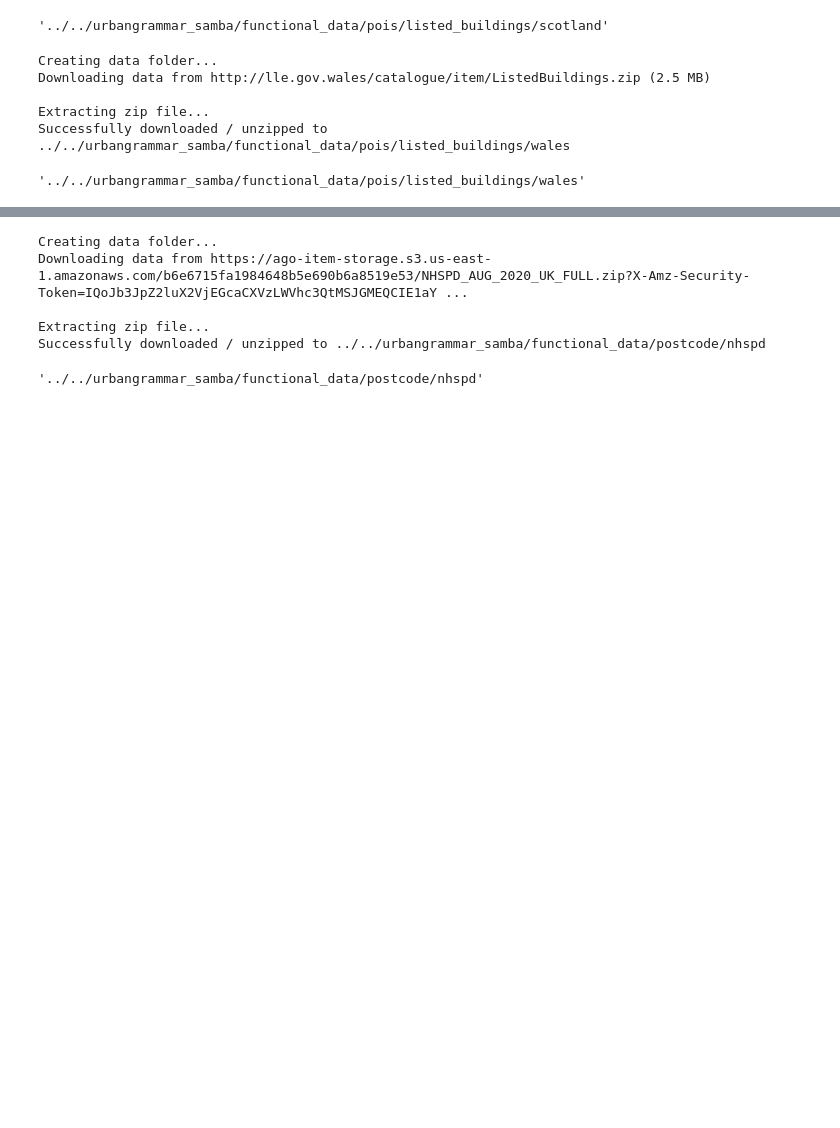
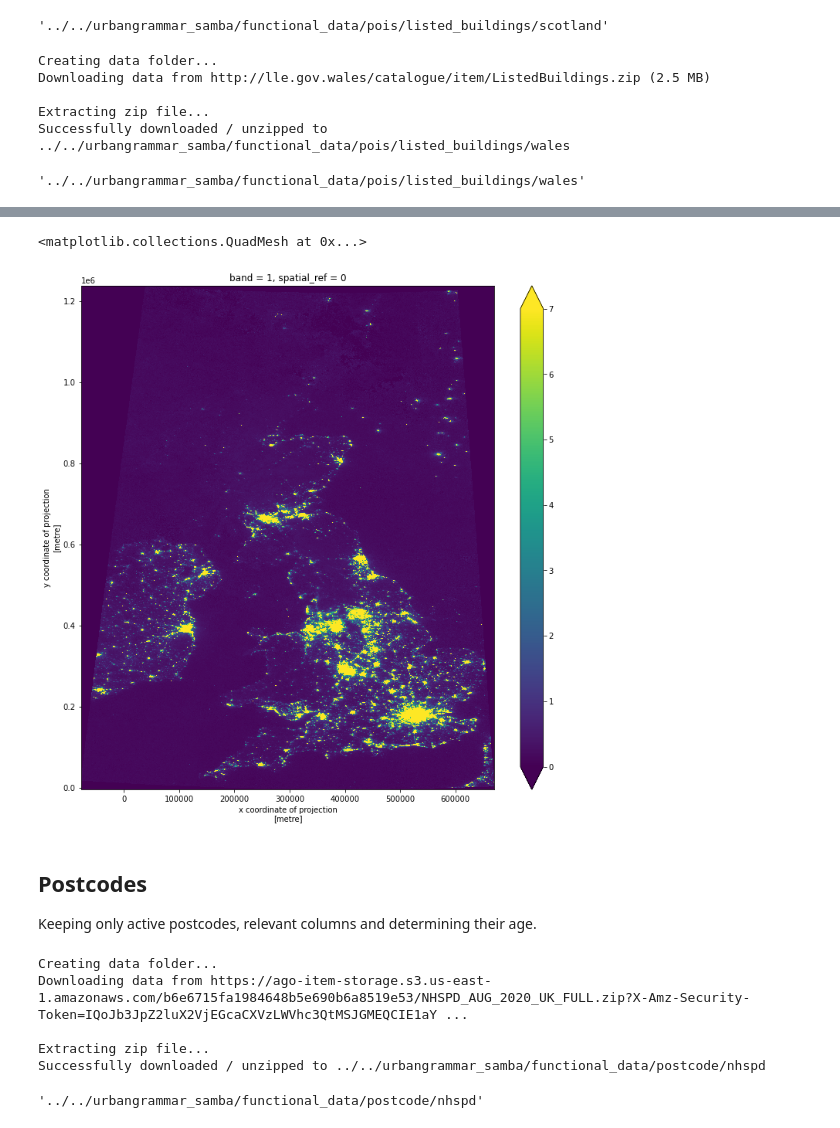
Before and after one commit to urbangrammarai/data_processing, a Jupyter notebook: functional_data/fetch_data.ipynb, the cells around one changed output, grey strips where cells are left out. Cells and saved outputs as stored; diff of their text form; code cells hidden in the pictures; blank space fills up the shorter version.

```diff
--- a/functional_data/fetch_data.ipynb
+++ b/functional_data/fetch_data.ipynb
@@ -366,3 +341,12 @@ with open('../../urbangrammar_samba/functional_data/employment/SVDNB_npp_2019040
+# %%
+nl_osgb.plot(figsize=(12, 12), vmin=0, vmax=7)
+# %% [output]
+<matplotlib.collections.QuadMesh at 0x...>
+[figure, added]
+# %% [markdown]
+## Postcodes
+
+Keeping only active postcodes, relevant columns and determining their age.
 # %%
 download('https://www.arcgis.com/sharing/rest/content/items/b6e6715fa1984648b5e690b6a8519e53/data', '../../urbangrammar_samba/functional_data/postcode/nhspd', kind='zip')
 # %% [output]
```
Also changed, not shown: parts of 92 cells of this notebook.
